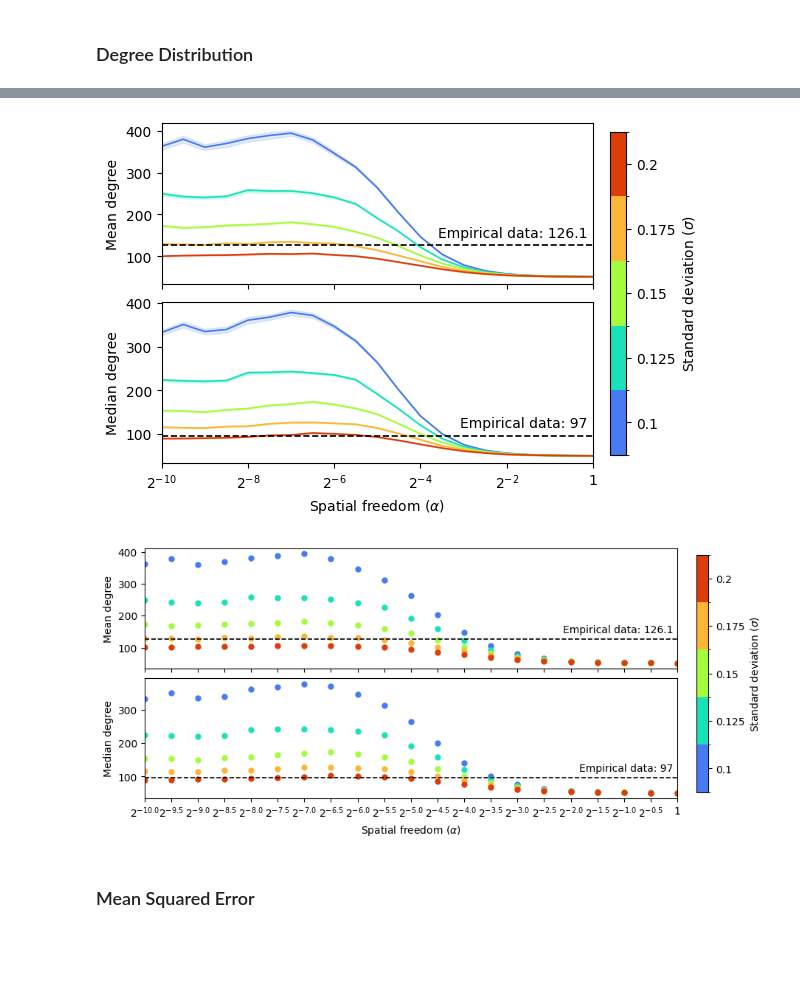
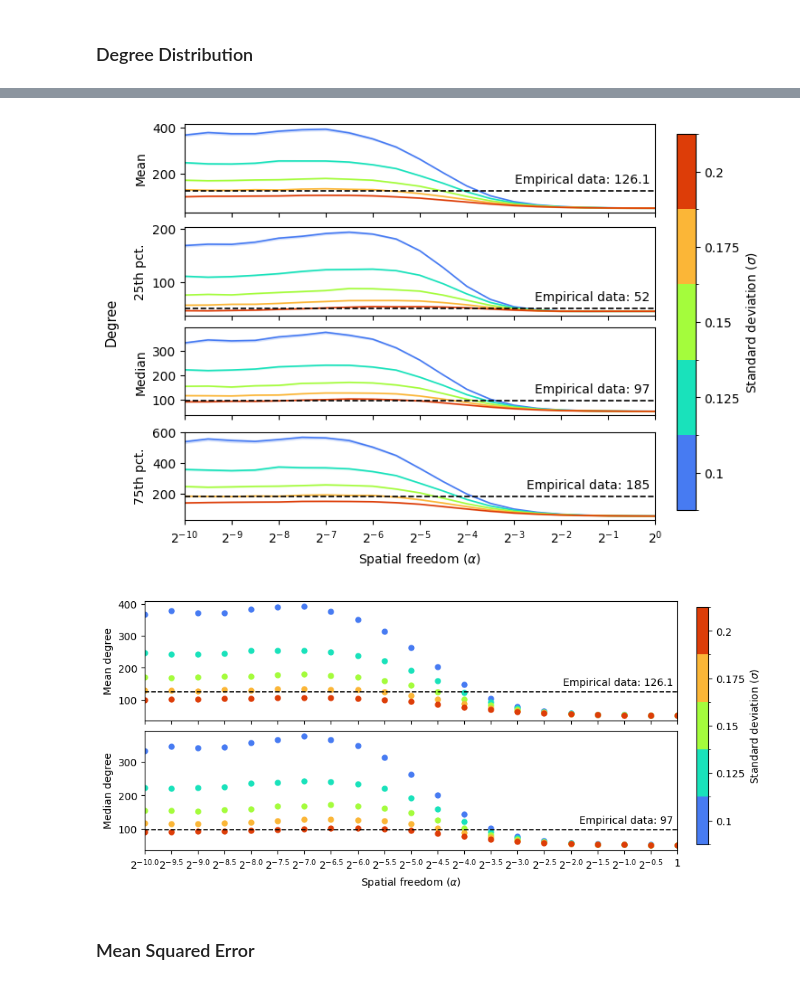
Before and after one commit to IrinaMonaEpure/MARS, a Jupyter notebook: notebooks/fit_alpha_and_std_on_max_degree.ipynb, the cells around one changed output, grey strips where cells are left out. Drawn from its saved outputs; the diff is of its cells as text; code cells hidden in the pictures; blank space fills up the shorter version.

```diff
--- a/notebooks/fit_alpha_and_std_on_max_degree.ipynb
+++ b/notebooks/fit_alpha_and_std_on_max_degree.ipynb
@@ -10,7 +19,7 @@ from matplotlib.colors import BoundaryNorm, ListedColormap
 ### Degree Distribution
 # %%
 
-summary_path = "../scripts/results_really_final_draft_DEGREE.csv"
+summary_path = "../scripts/really_final_100_degree.csv"
 df = pd.read_csv(summary_path)
 # %%
 std_col = "param_0"
@@ -194,23 +203,34 @@ Plotting p90 vs alpha
 # %%
 plot_features = [
     "mean",
+    "p25",
     "median",
+    "p75",
 ]
 
 plot_se_columns = [
     "se_mean",
+    "se_p25",
     "se_median",
+    "se_p75",
 ]
 
 plot_labels = [
-    "Mean degree",
-    "Median degree",
+    "Mean",
+    "25th pct.",
+    "Median",
+    "75th pct.",
 ]
 
 empirical_values = [
     126.1,
+    52,
     97,
+    185,
 ]
+
+tick_exponents = np.arange(0, -11, -1)  # 0, -1, ..., -10
+alpha_ticks = 2.0 ** tick_exponents
 
 for column in plot_features + plot_se_columns:
     if column not in df.columns:
@@ -219,12 +239,28 @@ for column in plot_features + plot_se_columns:
         )
 
 fig, axes = plt.subplots(
-    2,
+    4,
     1,
-    figsize=(6, 4),
+    figsize=(7, 5),
     sharex=True,
     constrained_layout=True,
 )
+
+fig.supylabel(
+    "Degree",
+    x=-0.04,
+    y = 0.55,
+    fontsize=10.5
+)
+
+"""fig.text(
+    0.00,
+    1.05,
+    "Degree",
+    ha="left",
+    va="top",
+    fontsize=10,
+)"""
 
 for (
     ax,
@@ -306,43 +342,44 @@ axes[-1].set_xscale("log", base=2)
 axes[-1].set_xlim(2**-10, 1)
 axes[-1].set_xticks(alpha_ticks)
 axes[-1].set_xticklabels([
-    "1" if exponent == 0 else rf"$2^{{{exponent}}}$"
+    rf"$2^{{{exponent}}}$"
     for exponent in tick_exponents
 ])
 axes[-1].set_xlabel(r"Spatial freedom ($\alpha$)")
 
-# Hide duplicate x tick labels on the upper subplot.
-axes[0].tick_params(labelbottom=False)
+# Hide duplicate x tick labels on all but the bottom subplot.
+for ax in axes[:-1]:
+    ax.tick_params(labelbottom=False)
 
-# Shared colorbar on the right of both plots.
+# Shared colorbar on the right of all four plots.
 sm = cm.ScalarMappable(
     cmap=cmap,
     norm=norm,
 )
 sm.set_array([])
 
 cbar = fig.colorbar(
     sm,
     ax=axes,
     location="right",
     pad=0.03,
     shrink=0.95,
 )
 
 cbar.set_label(r"Standard deviation ($\sigma$)")
 cbar.set_ticks(std_values)
 cbar.set_ticklabels(sigma_ticklabels)
 
 fig.savefig(
-    "fitting_mean_median_vs_alpha_by_std.png",
+    "fitting_degree_statistics_vs_alpha_by_std.png",
     dpi=300,
     bbox_inches="tight",
 )
 
 plt.show()
 plt.close(fig)
 # %% [output]
-[figure, old version]
+[figure, new version]
 # %%
 alpha_ticks = np.array([(1/2)**(i/2) for i in range(21)]) # COMMENT OUT
 tick_exponents = [(-i/2) for i in range(21)] # COMMENT OUT
@@ -504,7 +541,7 @@ fig.savefig(
 plt.show()
 plt.close(fig)
 # %% [output]
-[figure, old version]
+[figure, new version]
 # %% [markdown]
 ### Mean Squared Error
 # %%
```
Also changed, not shown: parts of 36 cells of this notebook, 3 other files.
